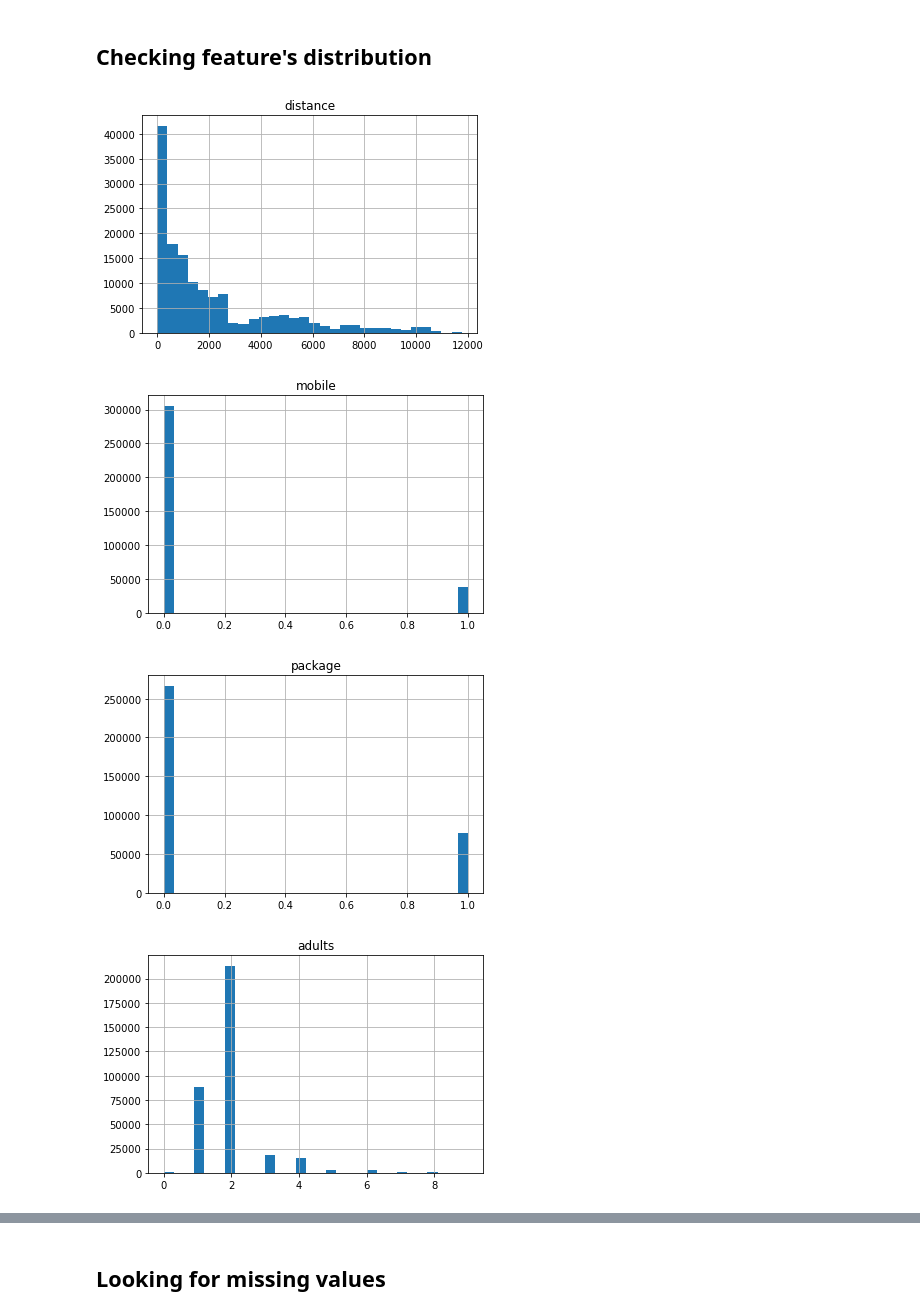
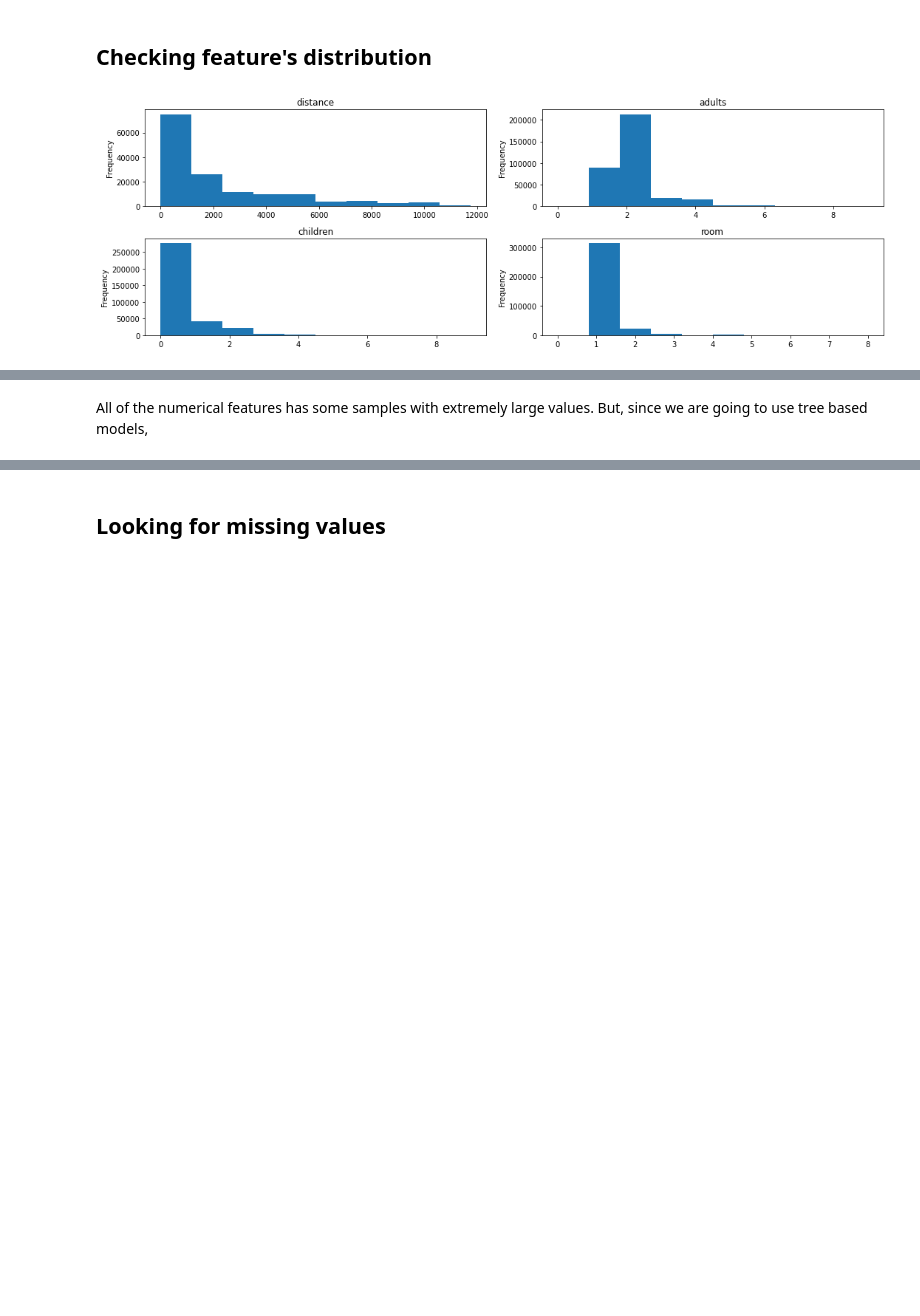
Before and after one commit to alimikegami/DAC-Perceptron, a Jupyter notebook: DAC_Perceptron.ipynb, the cells around one changed output, grey strips where cells are left out. Saved outputs shown, nothing was run; the diff lists cells and outputs as text; code cells hidden in the pictures; blank space fills up the shorter version.

```diff
--- a/DAC_Perceptron.ipynb
+++ b/DAC_Perceptron.ipynb
@@ -257,0 +232,4 @@ regency_cluster contains 100 unique values
+# %%
+for feature in feature_list:
+    if((feature != 'dealing') and (feature != 'cnt') and (feature != 'regency_cluster')):
+        print(f'{feature} contains {test_df[feature].nunique()} unique values')
@@ -261,3 +259,3 @@ site, continent_id, buyer_country, buyer_region, buyer_city, channel_id, destina
 # %%
-categorical_features = ["site", "continent_id", "buyer_country", "buyer_region", "buyer_city", "channel_id", "destination_id", "destination_type", "regency_continent", "regency_country", "regency_market", "regency_cluster"]
+categorical_features = ["site", "continent_id", "buyer_country", "buyer_region", "buyer_city", "mobile", "package", "channel_id", "destination_id", "destination_type", "regency_continent", "regency_country", "regency_market"]
 # %% [markdown]
@@ -264,0 +263,11 @@ Distance, mobile, package, adults, children, and room will not be transformed wi
+# %%
+for feature in categorical_features:
+    if (feature != 'regency_cluster'):
+        un_list_1 = train_df[feature].unique()
+        un_list_2 = test_df[feature].unique()
+        un_list_1.sort()
+        un_list_2.sort()
+        if(np.array_equal(un_list_1, un_list_2)):
+            print(f'{feature} has the same categories')
+        else:
+            print(f'{feature} has unseen categories')
@@ -265,5 +288,5 @@ Distance, mobile, package, adults, children, and room will not be transformed wi
 # %%
-numerical_features = [feature for feature in train_df.columns if ((feature not in temporal_features) and (feature not in categorical_features) and (feature != "Unnamed: 0") and (feature != "buyer_id"))]
+numerical_features = [feature for feature in train_df.columns if ((feature not in temporal_features) and (feature not in categorical_features) and (feature != "regency_cluster") and (feature != "Unnamed: 0") and (feature != "buyer_id"))]
 # %%
 print(numerical_features)
 # %% [output]
@@ -290,12 +301,14 @@ test_df.describe()
 # %% [markdown]
 ## Checking feature's distribution
 # %%
+plt.figure(figsize=(15, 5))
+i = 1
 for feature in numerical_features:
-    train_df[feature].hist(bins=30)
+    plt.subplot(2, 2, i)
+    train_df[feature].plot(kind='hist')
     plt.title(feature)
-    plt.show()
+    i = i + 1
+plt.tight_layout()
+plt.show()
 # %% [output]
-[figure, old version]
+[figure, new version]
-[figure, removed]
-[figure, removed]
-[figure, removed]
@@ -304 +315,3 @@ for feature in numerical_features:
+# %% [markdown]
+All of the numerical features has some samples with extremely large values. But, since we are going to use tree based models,
 # %%
```
Also changed, not shown: parts of 83 cells of this notebook.
